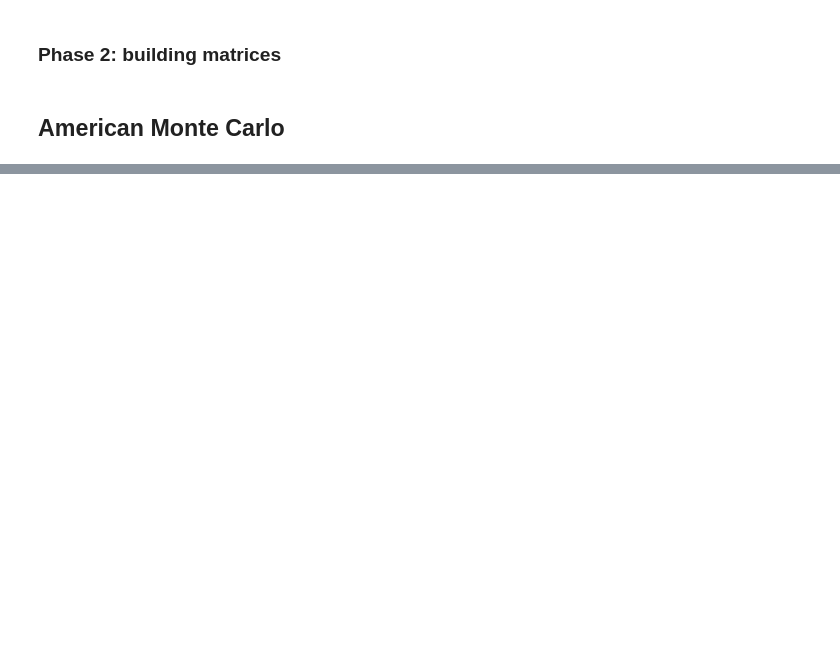
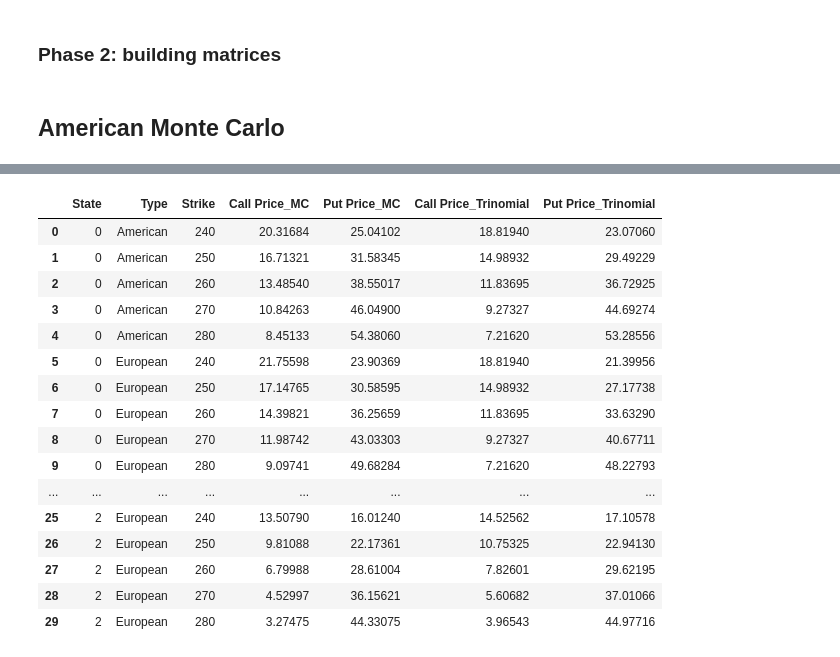
Before and after one commit to LeeHengYu/STAT3911, a Jupyter notebook: main.ipynb, the cells around one changed output, grey strips where cells are left out. Drawn from its saved outputs; the diff is of its cells as text; code cells hidden in the pictures; blank space fills up the shorter version.

```diff
--- a/main.ipynb
+++ b/main.ipynb
@@ -377,0 +408,20 @@ final
+# %%
+pd.read_csv('combined_result_3.csv')
+# %% [output]
+|  | State | Type | Strike | Call Price_MC | Put Price_MC | Call Price_Trinomial | Put Price_Trinomial |
+| 0 | 0 | American | 240 | 20.31684 | 25.04102 | 18.81940 | 23.07060 |
+| 1 | 0 | American | 250 | 16.71321 | 31.58345 | 14.98932 | 29.49229 |
+| 2 | 0 | American | 260 | 13.48540 | 38.55017 | 11.83695 | 36.72925 |
+| 3 | 0 | American | 270 | 10.84263 | 46.04900 | 9.27327 | 44.69274 |
+| 4 | 0 | American | 280 | 8.45133 | 54.38060 | 7.21620 | 53.28556 |
+| 5 | 0 | European | 240 | 21.75598 | 23.90369 | 18.81940 | 21.39956 |
+| 6 | 0 | European | 250 | 17.14765 | 30.58595 | 14.98932 | 27.17738 |
+| 7 | 0 | European | 260 | 14.39821 | 36.25659 | 11.83695 | 33.63290 |
+| 8 | 0 | European | 270 | 11.98742 | 43.03303 | 9.27327 | 40.67711 |
+| 9 | 0 | European | 280 | 9.09741 | 49.68284 | 7.21620 | 48.22793 |
+| ... | ... | ... | ... | ... | ... | ... | ... |
+| 25 | 2 | European | 240 | 13.50790 | 16.01240 | 14.52562 | 17.10578 |
+| 26 | 2 | European | 250 | 9.81088 | 22.17361 | 10.75325 | 22.94130 |
+| 27 | 2 | European | 260 | 6.79988 | 28.61004 | 7.82601 | 29.62195 |
+| 28 | 2 | European | 270 | 4.52997 | 36.15621 | 5.60682 | 37.01066 |
+| 29 | 2 | European | 280 | 3.27475 | 44.33075 | 3.96543 | 44.97716 |
```
Also changed, not shown: parts of 14 cells of this notebook, 2 other files.
